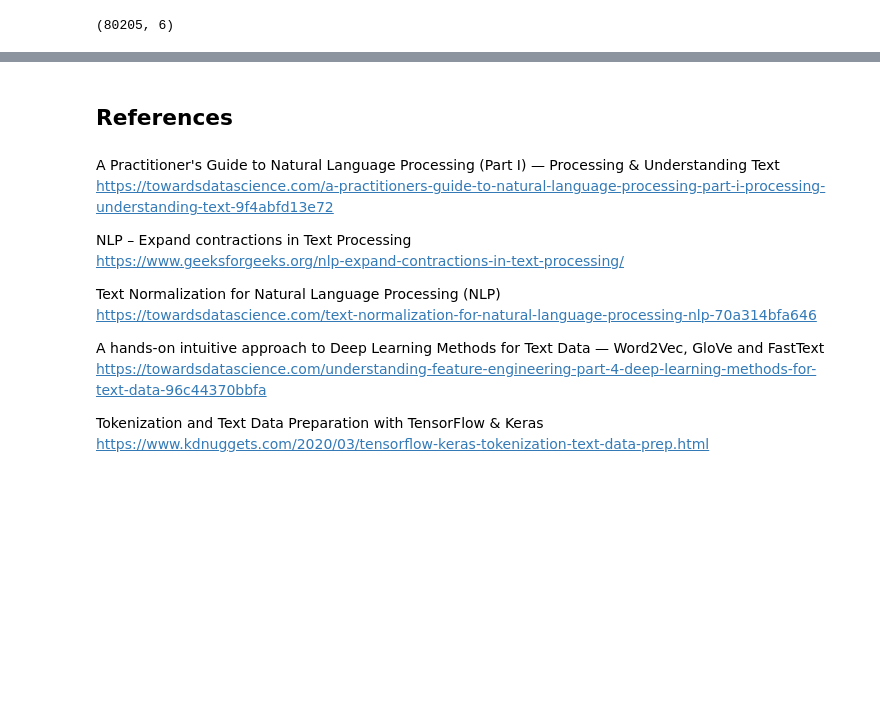
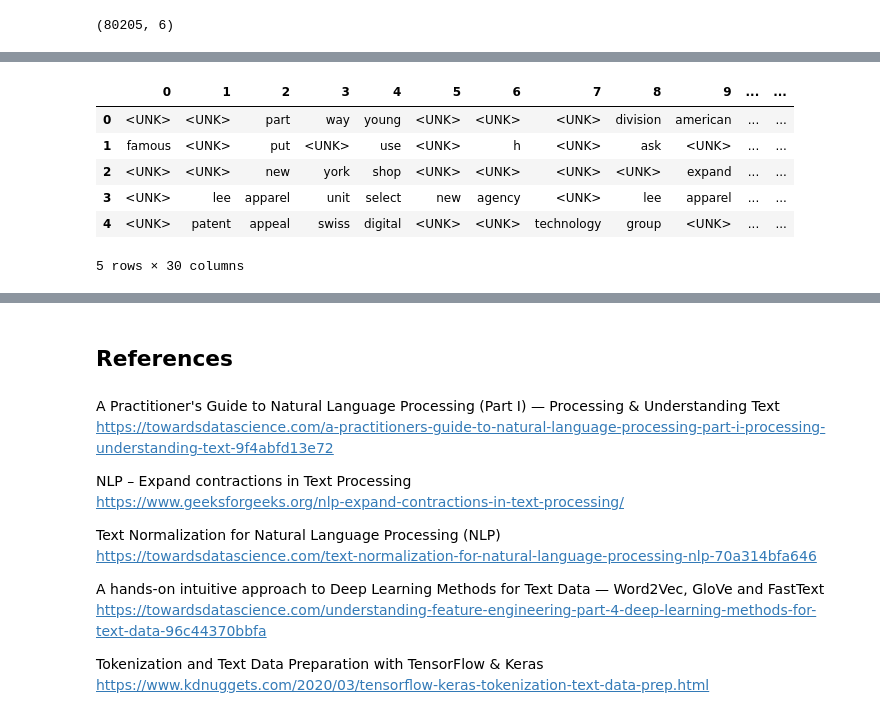
Before and after one commit to nico-corthorn/esg-portfolio, a Jupyter notebook: app/exploration/sent/clearning_and_wrangling_refactored.ipynb, the cells around one changed output, grey strips where cells are left out. Saved outputs shown, nothing was run; the diff lists cells and outputs as text; code cells hidden in the pictures; blank space fills up the shorter version.

```diff
--- a/app/exploration/sent/clearning_and_wrangling_refactored.ipynb
+++ b/app/exploration/sent/clearning_and_wrangling_refactored.ipynb
@@ -128,0 +222,14 @@ train_padded, word_index = text_wrangler.encode_text_into_sequence(texts, num_wo
+# %%
+#texts_back = pd.DataFrame(train_padded).apply(lambda x: ' '.join(list(x.map({v: k for k, v in word_index.items()}).fillna(''))), axis=0)
+rows = 5
+texts_back = pd.DataFrame(train_padded).iloc[:rows].apply(lambda x: x.map({v: k for k, v in word_index.items()}).fillna(''), axis=1)
+# %%
+texts_back
+# %% [output]
+|  | 0 | 1 | 2 | 3 | 4 | 5 | 6 | 7 | 8 | 9 | ... | ... |
+| 0 | <UNK> | <UNK> | part | way | young | <UNK> | <UNK> | <UNK> | division | american | ... | ... |
+| 1 | famous | <UNK> | put | <UNK> | use | <UNK> | h | <UNK> | ask | <UNK> | ... | ... |
+| 2 | <UNK> | <UNK> | new | york | shop | <UNK> | <UNK> | <UNK> | <UNK> | expand | ... | ... |
+| 3 | <UNK> | lee | apparel | unit | select | new | agency | <UNK> | lee | apparel | ... | ... |
+| 4 | <UNK> | patent | appeal | swiss | digital | <UNK> | <UNK> | technology | group | <UNK> | ... | ... |
+5 rows × 30 columns
```
Also changed, not shown: parts of 26 cells of this notebook, 42 other files.
